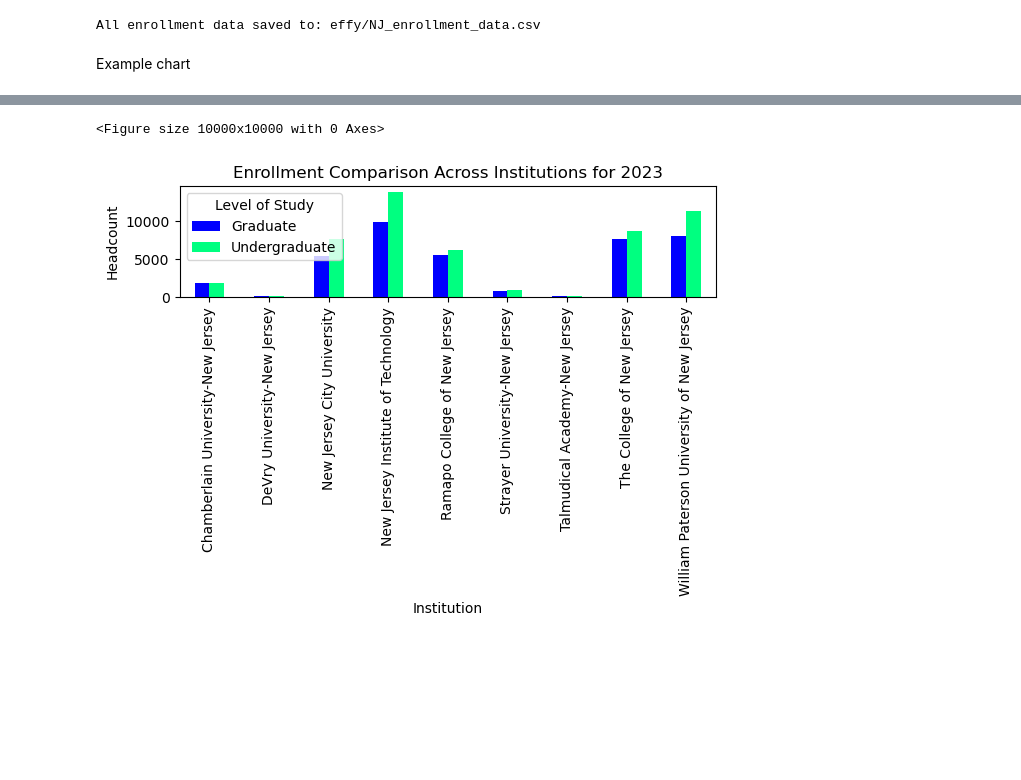
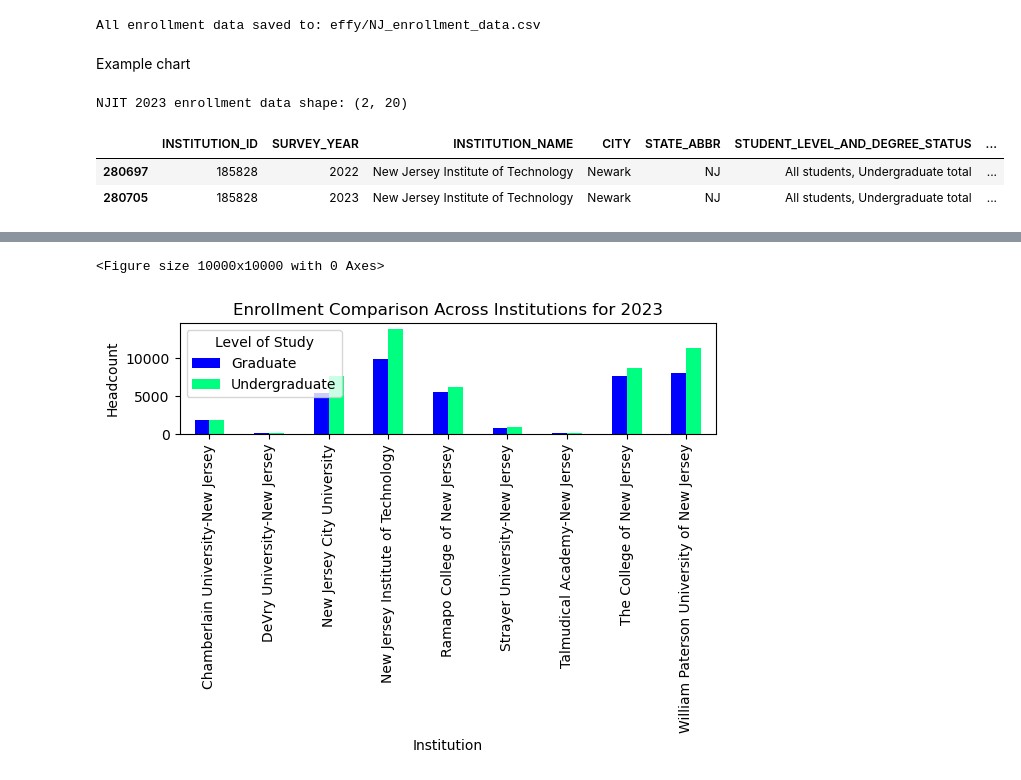
Before and after one commit to pengwingokla/IPEDS-Ed-Analytics-Dashboard, a Jupyter notebook: archives/eda/process_enrollment.ipynb, the cells around one changed output, grey strips where cells are left out. Drawn from its saved outputs; the diff is of its cells as text; code cells hidden in the pictures; blank space fills up the shorter version.

```diff
--- a/archives/eda/process_enrollment.ipynb
+++ b/archives/eda/process_enrollment.ipynb
@@ -213,3 +317,22 @@ print(f"All enrollment data saved to: {output_path}")
 All enrollment data saved to: effy/NJ_enrollment_data.csv
 # %% [markdown]
 Example chart
+# %%
+# Read enrollment data and filter for NJIT in 2023
+enrollment_df = pd.read_csv("../data/dbt-processed/enrollment.csv", low_memory=False)
+
+# Looking at the output, there appear to be duplicate rows for NJIT
+# Let's check what's causing this and deduplicate
+njit_df = enrollment_df[
+    (enrollment_df["INSTITUTION_NAME"] == "New Jersey Institute of Technology") &
+    (enrollment_df["SURVEY_YEAR"].isin([2022, 2023])) &
+    (enrollment_df["UNDERGRADUATE_GRADUATE_LEVEL"] == "Undergraduate")
+].drop_duplicates()
+
+print("NJIT 2023 enrollment data shape:", njit_df.shape)
+njit_df.head()
+# %% [output]
+NJIT 2023 enrollment data shape: (2, 20)
+|  | INSTITUTION_ID | SURVEY_YEAR | INSTITUTION_NAME | CITY | STATE_ABBR | STUDENT_LEVEL_AND_DEGREE_STATUS | ... |
+| 280697 | 185828 | 2022 | New Jersey Institute of Technology | Newark | NJ | All students, Undergraduate total | ... |
+| 280705 | 185828 | 2023 | New Jersey Institute of Technology | Newark | NJ | All students, Undergraduate total | ... |
```
Also changed, not shown: parts of 6 cells of this notebook, 55 other files.
